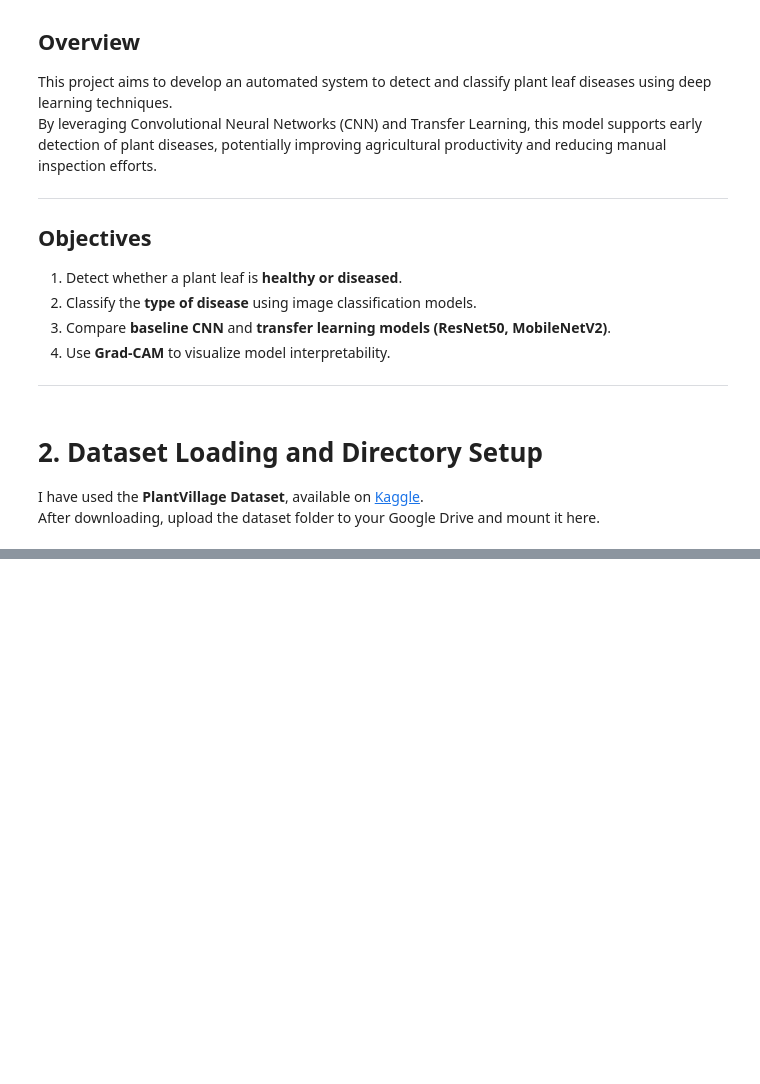
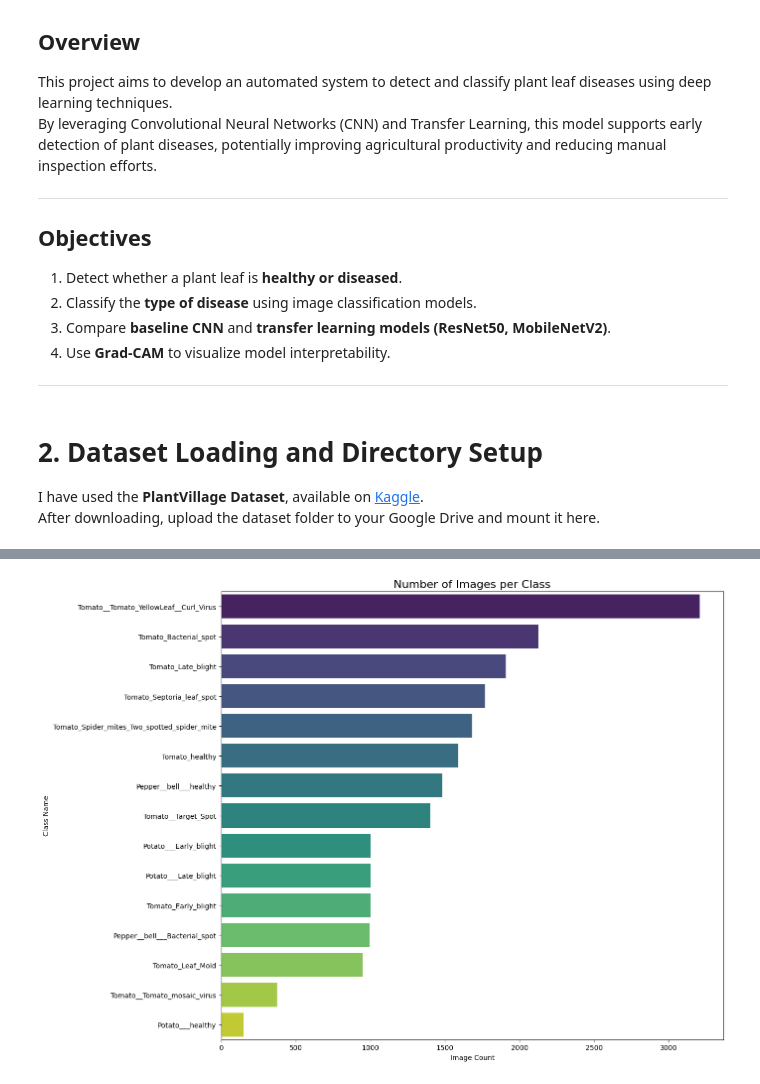
Before and after one commit to SamikshKodgire/AAI521_SmartVisionAgri, a Jupyter notebook: AAI_521_SKodgire_FinalProject.ipynb, the cells around one changed output, grey strips where cells are left out. Cells and saved outputs as stored; diff of their text form; code cells hidden in the pictures; blank space fills up the shorter version.

```diff
--- a/AAI_521_SKodgire_FinalProject.ipynb
+++ b/AAI_521_SKodgire_FinalProject.ipynb
@@ -91,0 +106,22 @@ MessageError: Error: credential propagation was unsuccessful
+# %%
+# ============================================
+#  Count number of images per class
+# ============================================
+
+image_extensions = ['*.jpg', '*.jpeg', '*.png', '*.JPG', '*.JPEG', '*.PNG']
+
+class_counts = {}
+
+for cls in classes:
+    total = 0
+    for ext in image_extensions:
+        total += len(glob.glob(os.path.join(data_dir, cls, ext)))
+    class_counts[cls] = total
+
+# Convert to DataFrame for easy viewing
+df_counts = pd.DataFrame({
+    "Class": list(class_counts.keys()),
+    "Image Count": list(class_counts.values())
+}).sort_values(by="Image Count", ascending=False)
+
+df_counts.head()
@@ -91,0 +135,22 @@ MessageError: Error: credential propagation was unsuccessful
+# %%
+# ============================================
+#  Plot class distribution
+# ============================================
+
+plt.figure(figsize=(14, 10))
+sns.barplot(
+    data=df_counts,
+    x="Image Count",
+    y="Class",
+    hue="Class",
+    dodge=False,
+    legend=False,
+    palette="viridis"
+)
+plt.title("Number of Images per Class", fontsize=16)
+plt.xlabel("Image Count")
+plt.ylabel("Class Name")
+plt.tight_layout()
+plt.show()
+# %% [output]
+[figure, added]
```
Also changed, not shown: parts of 26 cells of this notebook.
